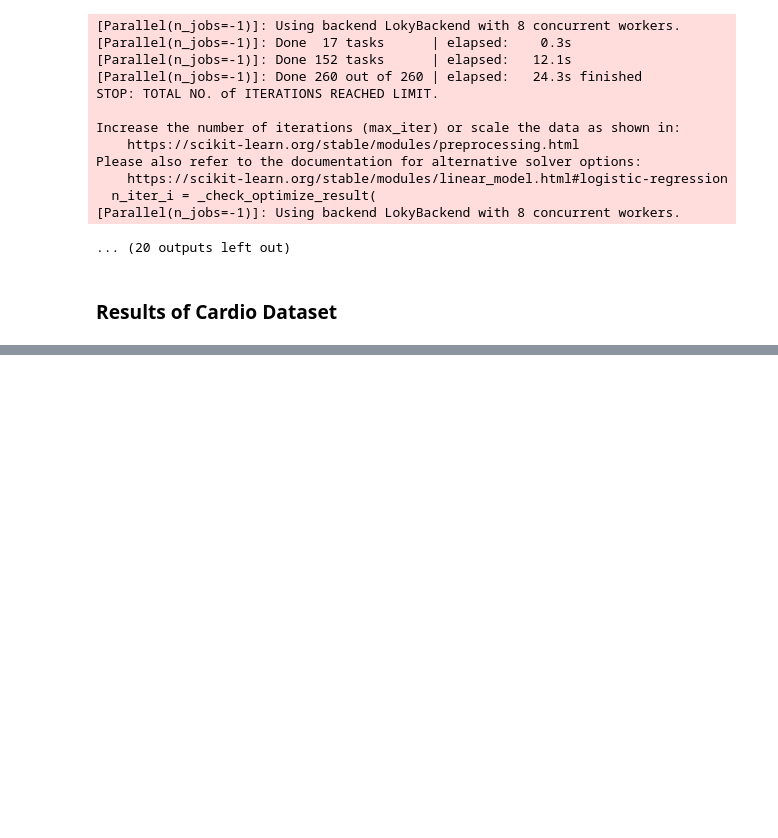
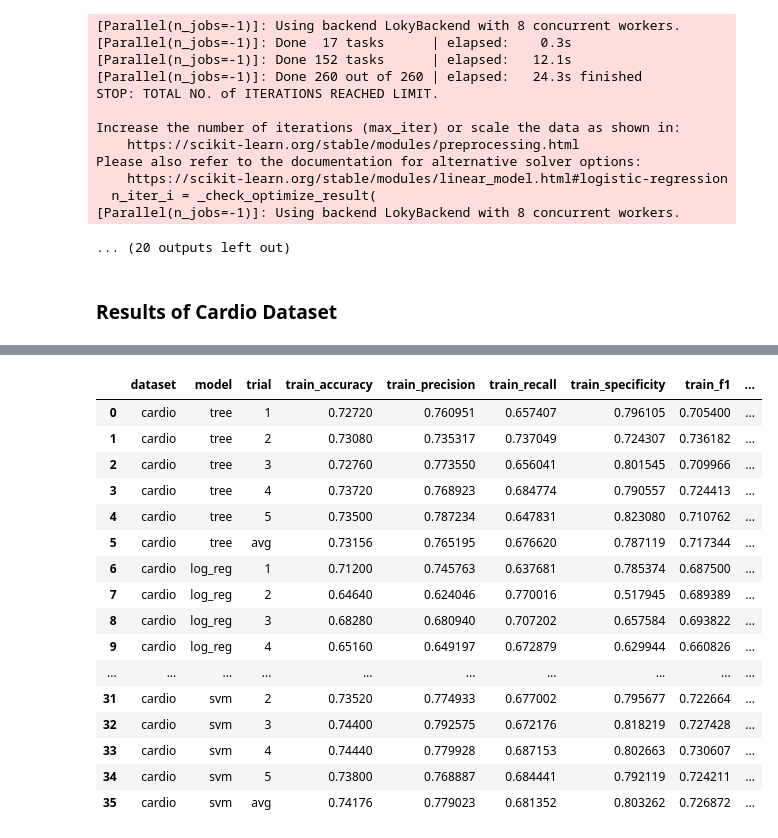
Before and after one commit to Yunchun/Supervised-ML-Comparisons, a Jupyter notebook: Duy.ipynb, the cells around one changed output, grey strips where cells are left out. Drawn from its saved outputs; the diff is of its cells as text; code cells hidden in the pictures; blank space fills up the shorter version.

```diff
--- a/Duy.ipynb
+++ b/Duy.ipynb
@@ -547,3 +498,23 @@ Fitting 5 folds for each of 52 candidates, totalling 260 fits
+# %%
+pd.read_csv('results/cardio_results.csv')
+# %% [output]
+|  | dataset | model | trial | train_accuracy | train_precision | train_recall | train_specificity | train_f1 | ... |
+| 0 | cardio | tree | 1 | 0.72720 | 0.760951 | 0.657407 | 0.796105 | 0.705400 | ... |
+| 1 | cardio | tree | 2 | 0.73080 | 0.735317 | 0.737049 | 0.724307 | 0.736182 | ... |
+| 2 | cardio | tree | 3 | 0.72760 | 0.773550 | 0.656041 | 0.801545 | 0.709966 | ... |
+| 3 | cardio | tree | 4 | 0.73720 | 0.768923 | 0.684774 | 0.790557 | 0.724413 | ... |
+| 4 | cardio | tree | 5 | 0.73500 | 0.787234 | 0.647831 | 0.823080 | 0.710762 | ... |
+| 5 | cardio | tree | avg | 0.73156 | 0.765195 | 0.676620 | 0.787119 | 0.717344 | ... |
+| 6 | cardio | log_reg | 1 | 0.71200 | 0.745763 | 0.637681 | 0.785374 | 0.687500 | ... |
+| 7 | cardio | log_reg | 2 | 0.64640 | 0.624046 | 0.770016 | 0.517945 | 0.689389 | ... |
+| 8 | cardio | log_reg | 3 | 0.68280 | 0.680940 | 0.707202 | 0.657584 | 0.693822 | ... |
+| 9 | cardio | log_reg | 4 | 0.65160 | 0.649197 | 0.672879 | 0.629944 | 0.660826 | ... |
+| ... | ... | ... | ... | ... | ... | ... | ... | ... | ... |
+| 31 | cardio | svm | 2 | 0.73520 | 0.774933 | 0.677002 | 0.795677 | 0.722664 | ... |
+| 32 | cardio | svm | 3 | 0.74400 | 0.792575 | 0.672176 | 0.818219 | 0.727428 | ... |
+| 33 | cardio | svm | 4 | 0.74440 | 0.779928 | 0.687153 | 0.802663 | 0.730607 | ... |
+| 34 | cardio | svm | 5 | 0.73800 | 0.768887 | 0.684441 | 0.792119 | 0.724211 | ... |
+| 35 | cardio | svm | avg | 0.74176 | 0.779023 | 0.681352 | 0.803262 | 0.726872 | ... |
 # %%
 # combine datasets
 # %%
```
Also changed, not shown: parts of 3 cells of this notebook.
